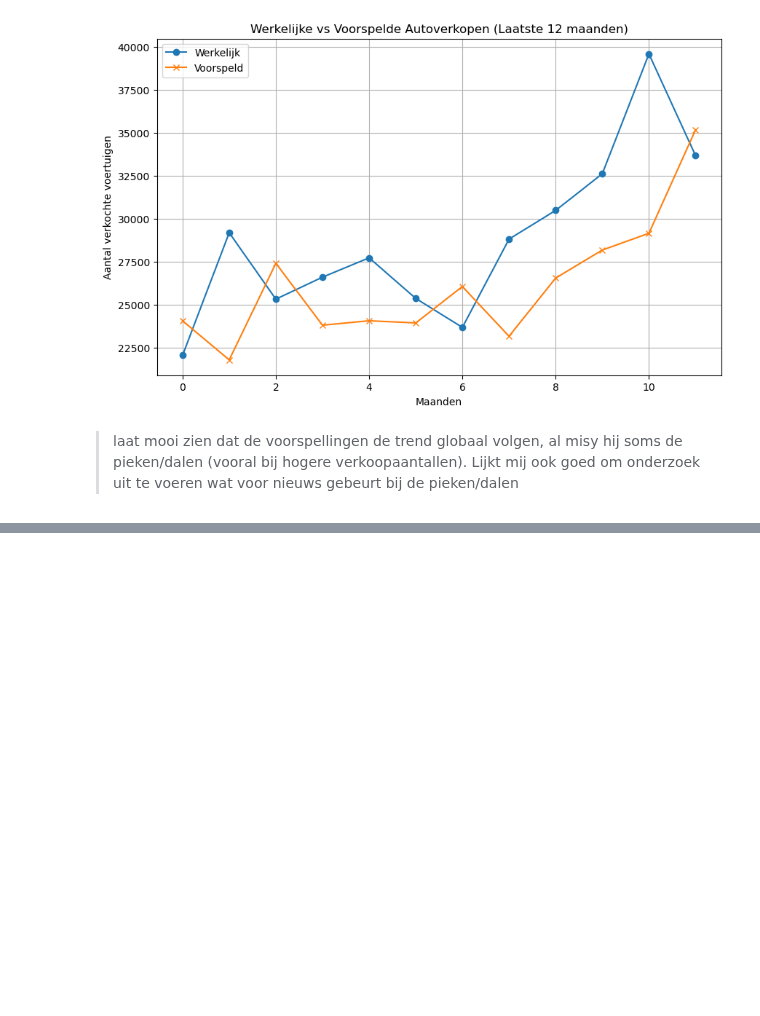
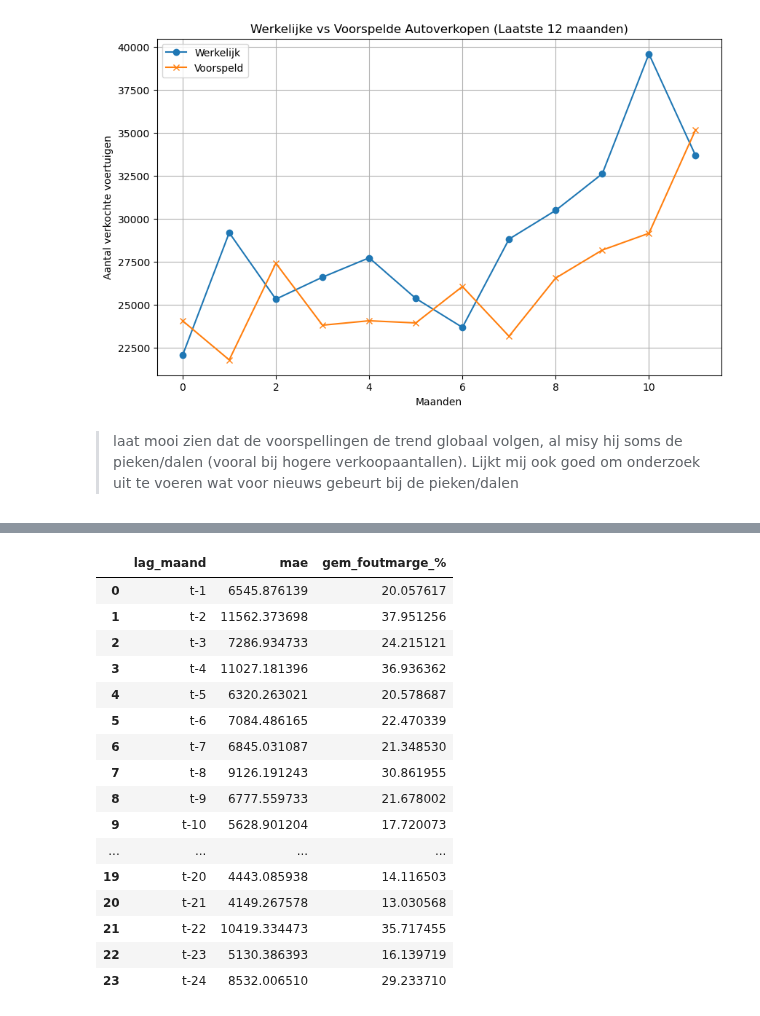
Before and after one commit to DylanHaaz/Tryhard, a Jupyter notebook: Nieuwe_Code/xgboost_car_sales_forecasting_draf.ipynb, the cells around one changed output, grey strips where cells are left out. Saved outputs shown, nothing was run; the diff lists cells and outputs as text; code cells hidden in the pictures; blank space fills up the shorter version.

```diff
--- a/Nieuwe_Code/xgboost_car_sales_forecasting_draf.ipynb
+++ b/Nieuwe_Code/xgboost_car_sales_forecasting_draf.ipynb
@@ -173,0 +327,15 @@ https://elicit.com/review/34f86fac-9b35-4237-9b80-24816323e242
+# %%
+# Featuregroepen (zonder sentiment)
+feature_groups = {
+    'Brandstofprijzen': [col for col in df_joined.columns if 'benzine' in col.lower() or 'diesel' in col.lower()],
+    'Economisch': ['Consumentenvertrouwen', 'Economisch klimaat', 'Koopbereidheid'],
+    'Voorgaande_verkoop': ['Totaal_verkochte_wegvoertuigen'],
+}
+
+# Verschillende lagcombinaties
+lag_sets = [
+    [1, 3, 6],
+    [1, 6, 12],
+    [3, 6, 12],
+    [1, 3, 6, 12],
+]
@@ -173,0 +439,63 @@ https://elicit.com/review/34f86fac-9b35-4237-9b80-24816323e242
+# %%
+from sklearn.metrics import mean_absolute_error
+from xgboost import XGBRegressor
+import numpy as np
+from IPython.display import display
+
+# Range van individuele lags (1 t/m 24 maanden terug)
+single_lags = list(range(1, 25))
+
+# Resultaten opslaan
+results_lolo = []
+
+# Zelfde featureset gebruiken
+df_base = df_joined.drop(columns=['Periode'])
+features = df_base.values
+
+# Loop over elke individuele lag
+for lag in single_lags:
+    print(f"\n🔁 Evaluatie met alleen lag t-{lag}")
+
+    # Maak supervised data met alleen deze lag
+    supervised = series_to_supervised_custom_lags(features, [lag])
+    supervised_values = supervised.values
+
+    # Splitsen
+    n_total = len(supervised_values)
+    n_test = 12
+    n_val = 10
+    n_train = n_total - n_val - n_test
+
+    train = supervised_values[:n_train]
+    val = supervised_values[n_train:n_train + n_val]
+    test = supervised_values[n_train + n_val:]
+
+    # Train op train + val
+    full_train = np.concatenate([train, val])
+    trainX, trainy = full_train[:, :-1], full_train[:, -1]
+
+    model = XGBRegressor(objective='reg:squarederror', n_estimators=100)
+    model.fit(trainX, trainy)
+
+    # Test
+    testX, testy = test[:, :-1], test[:, -1]
+    predictions = model.predict(testX)
+
+    # MAE + foutmarge
+    mae = mean_absolute_error(testy, predictions)
+    fouten = np.abs(testy - predictions)
+    foutmarges = (fouten / testy) * 100
+    avg_foutmarge = foutmarges.mean()
+
+    print(f"📊 MAE: {mae:.2f}, Foutmarge: {avg_foutmarge:.2f}%")
+
+    results_lolo.append({
+        'lag_maand': f"t-{lag}",
+        'mae': mae,
+        'gem_foutmarge_%': avg_foutmarge
+    })
+
+# Omzetten naar DataFrame
+df_results_lolo = pd.DataFrame(results_lolo)
+# Display the results DataFrame
+# %% [output]
@@ -173,0 +519,17 @@ https://elicit.com/review/34f86fac-9b35-4237-9b80-24816323e242
+|  | lag_maand | mae | gem_foutmarge_% |
+| 0 | t-1 | 6545.876139 | 20.057617 |
+| 1 | t-2 | 11562.373698 | 37.951256 |
+| 2 | t-3 | 7286.934733 | 24.215121 |
+| 3 | t-4 | 11027.181396 | 36.936362 |
+| 4 | t-5 | 6320.263021 | 20.578687 |
+| 5 | t-6 | 7084.486165 | 22.470339 |
+| 6 | t-7 | 6845.031087 | 21.348530 |
+| 7 | t-8 | 9126.191243 | 30.861955 |
+| 8 | t-9 | 6777.559733 | 21.678002 |
+| 9 | t-10 | 5628.901204 | 17.720073 |
+| ... | ... | ... | ... |
+| 19 | t-20 | 4443.085938 | 14.116503 |
+| 20 | t-21 | 4149.267578 | 13.030568 |
+| 21 | t-22 | 10419.334473 | 35.717455 |
+| 22 | t-23 | 5130.386393 | 16.139719 |
+| 23 | t-24 | 8532.006510 | 29.233710 |
```
Also changed, not shown: parts of 21 cells of this notebook.
